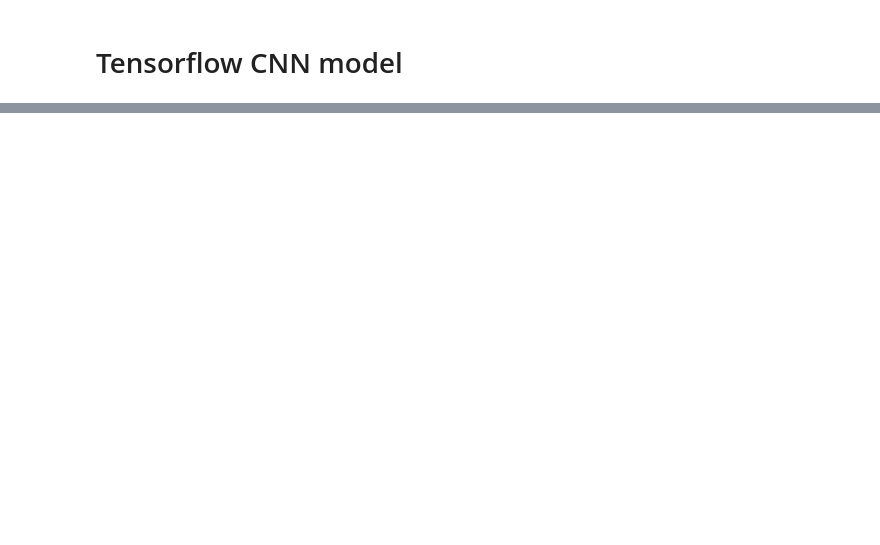
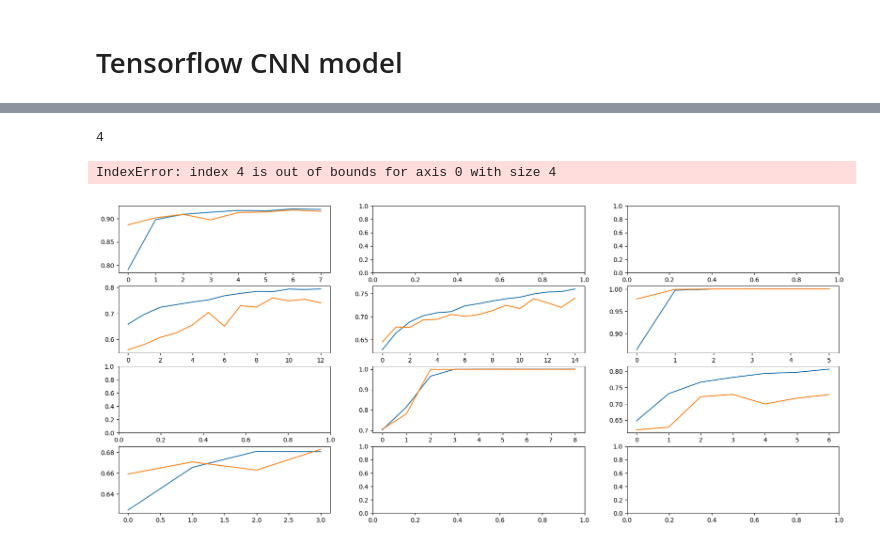
Before and after one commit to PaulMagos/ISPR, a Jupyter notebook: Assignment3/notebook.ipynb, the cells around one changed output, grey strips where cells are left out. Cells and saved outputs as stored; diff of their text form; code cells hidden in the pictures; blank space fills up the shorter version.

Commit message:
Only plots to do

```diff
--- a/Assignment3/notebook.ipynb
+++ b/Assignment3/notebook.ipynb
@@ -147,6 +179,6 @@ for kind in ModelsNames:
     x_train[kind] = convert(x_train[kind].copy(), kind)
     # Convert validation set
     # Validation set is equal for all the tests
-    x_val[kind] = convert(tmp_val.copy(), kind)
+    x_val[kind] = convert(x_val[kind].copy(), kind)
 # %%
 for kind in ModelsNames:
@@ -293,7 +316,7 @@ y_test = np.array(y_test)
 # Tensorflow CNN model
 # %%
 import visualkeras
-import pickle
+
 ourParamModels = {}
 ourmodel_hist = {}
 
@@ -317,7 +340,7 @@ for kind in ModelsNames:
                 metrics=["accuracy"]
                 )
 
-        visualkeras.layered_view(ourParamModels[kind], scale_xy=0.8, draw_volume=True, legend=True, to_file=f'{our_path}/images/{kind}_{str(MAX_TEXT_LEN)}_{str(SubjectFlag)}.png')
+        visualkeras.layered_view(ourParamModels[kind], scale_xy=0.8, draw_volume=True, legend=True, to_file=f'{our_path}/images/{kind}.png')
         print(f'Training {kind} model...')
         ourmodel_hist[kind] = ourParamModels[kind].fit(x_train[kind], y_train[kind], batch_size=128,
                                 epochs=15, validation_data=(x_val[kind], y_val), callbacks=[tf.keras.callbacks.EarlyStopping(monitor='val_loss',
@@ -326,9 +349,21 @@ for kind in ModelsNames:
                                                                                                 min_delta=0.003,
                                                                                                 restore_best_weights=True)])
         ourmodel_hist[kind] = ourmodel_hist[kind].history
-        ourParamModels[kind].save(f'{our_path}/{kind}_{str(MAX_TEXT_LEN)}_{str(SubjectFlag)}.h5')
-        with open(f'{our_path}/histories/{kind}_{str(MAX_TEXT_LEN)}_{str(SubjectFlag)}_hist.hist', 'wb') as file_pi:
+        ourParamModels[kind].save(f'{our_path}/{kind}.h5')
+        with open(f'{our_path}/histories/{kind}_hist.hist', 'wb') as file_pi:
             pickle.dump(ourmodel_hist[kind], file_pi)
     else:
-        ourParamModels[kind] = tf.keras.models.load_model(f'{our_path}/{kind}_{str(MAX_TEXT_LEN)}_{str(SubjectFlag)}.h5')
+        if LoadOurModels[kind]:
+            print(f'Loading {kind} model...:')
+            if os.path.exists(f'{our_path}/{kind}.h5'):
+                ourParamModels[kind] = tf.keras.models.load_model(f'{our_path}/{kind}.h5')
+                print(f' {kind} our parameters model loaded')
+                if os.path.exists(f'{our_path}/histories/{kind}_hist.hist'):
+                    with open(f'{our_path}/histories/{kind}_hist.hist', 'rb') as file_pi:
+                        ourmodel_hist[kind] = pickle.load(file_pi)
+                    print(f' {kind} our parameters model history loaded')
+            else:
+                print(f' {kind} our parameters model NOT found')
+        else:
+            print(f'Not loading {kind} our parameters model as per settings')
 # %% [output]
@@ -354,3 +587,27 @@ Epoch 6/15
+# %%
+import matplotlib.pyplot as plt
+
+plotstodo = int((len(ourParamLSTMModels.keys()) + len(kerasmodels.keys()) + len(ourParamModels.keys())) / 3)
+print(plotstodo)
+
+
+# Plot a big image to compare the training history of each model, by enanching the best performing one for each kind
+fig, ax = plt.subplots(4, 3, figsize=(21, 9))
+# ax[0].set_title('Training history')
+i = 0
+for NN in [ourmodel_hist, kerasmodel_hist, ourLSTMModel_hist]:
+    i = 0
+    for j, kind in enumerate(NN.keys()):
+        if kind in NN:
+            # Plot the accuracy and val_accuracy
+            ax[i, j%3].plot(NN[kind]['accuracy'], label=kind + ' accuracy')
+            ax[i, j%3].plot(NN[kind]['val_accuracy'], label = kind + ' val_accuracy')
+            # Increment i axis if j reached a multiple of 3
+            i += 1 if j%3 == 0 else 0
+# %% [output]
+4
+IndexError: index 4 is out of bounds for axis 0 with size 4
+[figure, added]
 # %%
 from sklearn import metrics
 for kind in ModelsNames:
```
Also changed, not shown: parts of 40 cells of this notebook, 1 other file.
